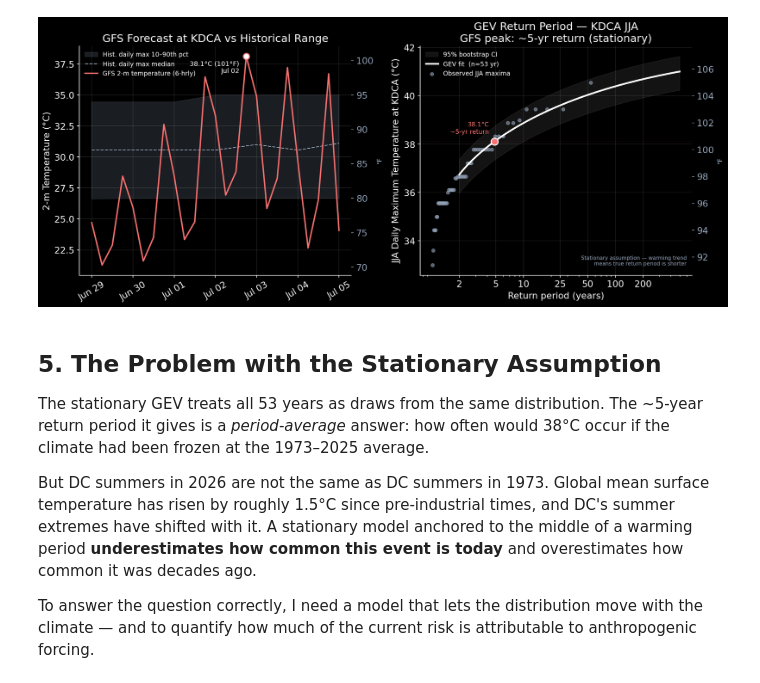
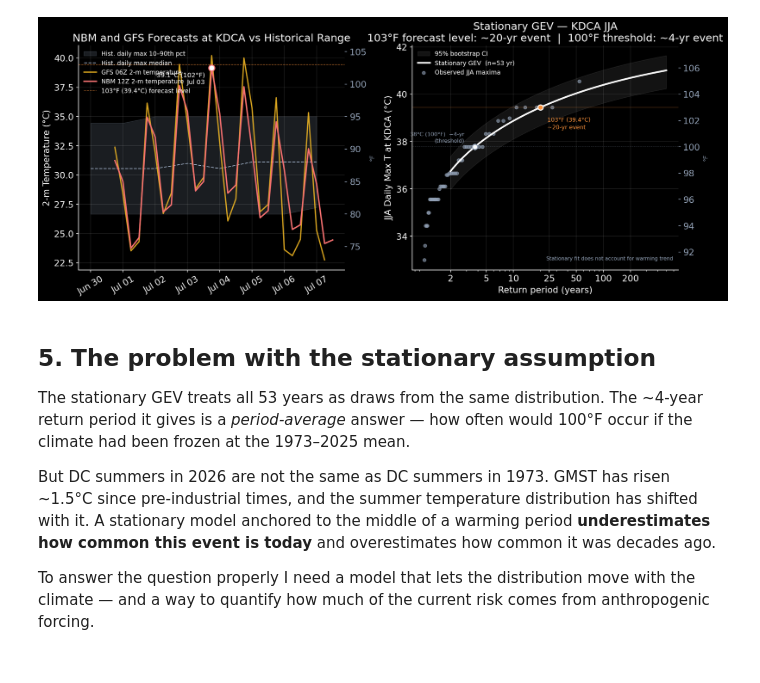
Before and after one commit to sotarolab/weather-extremes, a Jupyter notebook: analyses/dc_heatwave_2026/dc_heatwave_2026_analysis.ipynb, the cells around one changed output. Drawn from its saved outputs; the diff is of its cells as text; code cells hidden in the pictures.

Commit message:
Add DC heatwave 2026 analysis with NBM/GFS forecasts and attribution carousel

```diff
--- a/analyses/dc_heatwave_2026/dc_heatwave_2026_analysis.ipynb
+++ b/analyses/dc_heatwave_2026/dc_heatwave_2026_analysis.ipynb
@@ -20,19 +23,21 @@ import warnings
 from pathlib import Path
 warnings.filterwarnings('ignore')
 
+import requests, io
 import numpy as np
 import pandas as pd
 import xarray as xr
 import matplotlib.pyplot as plt
 import matplotlib.dates as mdates
-from scipy.stats import genextreme
+from scipy.stats import genextreme, linregress
 from scipy.optimize import minimize
 
 # Paths — notebook lives at analyses/dc_heatwave_2026/, data at repo root /data/
 REPO_ROOT = Path('../..').resolve()
 DATA_DIR  = REPO_ROOT / 'data'
 ASOS_DIR  = DATA_DIR / 'asos_cache'
-GFS_PATH  = DATA_DIR / 'dc_heatwave_forecast_20260627_0000Z_forecast.nc'
+NBM_PATH  = DATA_DIR / 'dc_heatwave_nbm_20260630_1200Z_forecast.nc'
+GFS_PATH  = DATA_DIR / 'dc_heatwave_gfs_20260630_0600Z_forecast.nc'
 FIG_DIR   = Path('figures')
 FIG_DIR.mkdir(exist_ok=True)
 
@@ -69,11 +74,14 @@ kdca_all = pd.concat(frames, ignore_index=True)
 kdca_all['valid_utc'] = pd.to_datetime(kdca_all['valid_utc'], utc=True)
 kdca_all = kdca_all.sort_values('valid_utc').reset_index(drop=True)
 
-# GFS forecast — 2026-06-27 00Z, covers Jun 29 – Jul 5
+# NBM forecast — init 2026-06-30 12Z
+ds_nbm = xr.open_dataset(NBM_PATH)
+
+# GFS forecast — init 2026-06-30 06Z
 ds_gfs = xr.open_dataset(GFS_PATH)
 
 print(f'KDCA: {len(kdca_all):,} hourly obs  ({kdca_all.valid_utc.dt.year.min()}–{kdca_all.valid_utc.dt.year.max()})')
-print(f'GFS:  {GFS_PATH.name}')
-print(f'      time range: {str(ds_gfs.time.values[0])[:16]} → {str(ds_gfs.time.values[-1])[:16]}')
+print(f'NBM:  {NBM_PATH.name}')
+print(f'      time range: {str(ds_nbm.time.values[0])[:16]} → {str(ds_nbm.time.values[-1])[:16]}')
 # %% [output]
 KDCA: 458,807 hourly obs  (1973–2025)
@@ -212,21 +293,29 @@ Stationary return period: ~5 years
 # %%
 fig, axes = plt.subplots(1, 2, figsize=(14, 6))
 
-# ── Left: GFS time series vs historical envelope ──────────────────────────────
+# Left: NBM + GFS time series vs historical envelope
+gfs_ts_c = ds_gfs['t2m'] - 273.15
+
 ax = axes[0]
 ax.fill_between(env['date'], env['p10'], env['p90'],
                 color='#94a3b8', alpha=0.18, label='Hist. daily max 10–90th pct')
 ax.plot(env['date'], env['p50'],
         color='#94a3b8', lw=1.2, ls='--', label='Hist. daily max median')
+ax.plot(pd.to_datetime(gfs_ts_c.time.values), gfs_ts_c.values,
+        color='#fbbf24', lw=1.8, alpha=0.85, label='GFS 06Z 2-m temperature')
 ax.plot(pd.to_datetime(kdca_ts.time.values), kdca_ts.values,
-        color='#f87171', lw=2.0, label='GFS 2-m temperature (6-hrly)')
-ax.scatter([pd.Timestamp(gfs_peak_time)], [gfs_peak_c],
+        color='#f87171', lw=2.0, label='NBM 12Z 2-m temperature')
+# Mark forecast peaks
+ax.scatter([pd.Timestamp(nbm_peak_time)], [nbm_peak_c],
            color='white', s=80, zorder=5, edgecolors='#f87171', lw=1.5)
-ax.annotate(f'{gfs_peak_c:.1f}°C ({gfs_peak_f:.0f}°F)\n{pd.Timestamp(gfs_peak_time).strftime("%b %d")}',
-            xy=(pd.Timestamp(gfs_peak_time), gfs_peak_c),
+ax.annotate(f'{nbm_peak_c:.1f}°C ({nbm_peak_f:.0f}°F)\n{pd.Timestamp(nbm_peak_time).strftime("%b %d")}',
+            xy=(pd.Timestamp(nbm_peak_time), nbm_peak_c),
             xytext=(-10, -6), textcoords='offset points',
             fontsize=9.5, color='white', va='top', ha='right')
-ax.set_title('GFS Forecast at KDCA vs Historical Range')
+# 103°F forecast level threshold
+ax.axhline(event_103f_c, color='#fb923c', lw=0.8, ls='--', alpha=0.6,
+           label=f'103°F (39.4°C) forecast level')
+ax.set_title('NBM and GFS Forecasts at KDCA vs Historical Range')
 ax.set_ylabel('2-m Temperature (°C)')
 ax.xaxis.set_major_formatter(mdates.DateFormatter('%b %d'))
 ax.xaxis.set_major_locator(mdates.DayLocator(interval=1))
@@ -236,50 +325,60 @@ ax.grid(alpha=0.12)
 ax2 = ax.twinx()
 ax2.set_ylim(ax.get_ylim()[0] * 9/5 + 32, ax.get_ylim()[1] * 9/5 + 32)
 ax2.set_ylabel('°F', color='#94a3b8', fontsize=9)
 ax2.tick_params(colors='#94a3b8')
 
-# ── Right: stationary GEV return period curve ─────────────────────────────────
+# Right: stationary GEV return period — how rare is the forecast peak?
 ax = axes[1]
 T  = np.logspace(np.log10(2), np.log10(500), 100)
 rl = genextreme.ppf(1 - 1/T, c, loc, scale)
 lo_shift = np.mean([ci_10[0] - return_10, ci_50[0] - return_50])
 hi_shift = np.mean([ci_10[1] - return_10, ci_50[1] - return_50])
 ax.fill_between(T, rl + lo_shift, rl + hi_shift, color='white', alpha=0.08, label='95% bootstrap CI')
-ax.plot(T, rl, color='white', lw=2.5, label=f'GEV fit  (n={len(ann_max)} yr)')
+ax.plot(T, rl, color='white', lw=2.5, label=f'Stationary GEV  (n={len(ann_max)} yr)')
 n     = len(ann_max)
 T_emp = np.sort((n + 1) / np.arange(1, n + 1))
 ax.scatter(T_emp, np.sort(ann_max.values), color='#94a3b8', s=22, alpha=0.6, label='Observed JJA maxima')
-ax.axhline(gfs_peak_c, color='#f87171', lw=0.7, ls=':', alpha=0.4)
-ax.scatter([gfs_rp], [gfs_peak_c], color='#f87171', s=100, zorder=5, edgecolors='white', lw=1.5)
-ax.annotate(f'{gfs_peak_c:.1f}°C\n~{gfs_rp:.0f}-yr return',
-            xy=(gfs_rp, gfs_peak_c+1), xytext=(-8, -6), textcoords='offset points',
-            fontsize=9, color='#f87171', va='top', ha='right')
+
+# Forecast level 103°F — answers "how rare is this event?"
+ax.axhline(event_103f_c, color='#fb923c', lw=0.8, ls='-', alpha=0.45)
+ax.scatter([rp_103f_stat], [event_103f_c], color='#fb923c', s=60, zorder=5, edgecolors='white', lw=1.5)
+ax.text(rp_103f_stat * 1.2, event_103f_c - 0.4,
+        f'103°F (39.4°C)\n~{rp_103f_stat:.0f}-yr event',
+        color='#fb923c', fontsize=8.5, va='top', ha='left', linespacing=1.4)
+
+# Attribution threshold — answers "how did CC change 100°F odds?"
+ax.axhline(attr_threshold_c, color='#94a3b8', lw=0.8, ls=':', alpha=0.5)
+ax.scatter([nbm_rp], [attr_threshold_c], color='white', s=60, zorder=5, edgecolors='#94a3b8', lw=1.5)
+ax.text(nbm_rp / 1.3, attr_threshold_c + 0.15,
+        f'{attr_threshold_c:.0f}°C ({attr_threshold_f:.0f}°F)  ~{nbm_rp:.0f}-yr\n(threshold)',
+        color='#94a3b8', fontsize=8, va='bottom', ha='right', linespacing=1.4)
+
 ax.set_xscale('log')
 ax.set_xlabel('Return period (years)')
-ax.set_ylabel('JJA Daily Maximum Temperature at KDCA (°C)')
-ax.set_title(f'GEV Return Period — KDCA JJA\nGFS peak: ~{gfs_rp:.0f}-yr return (stationary)')
+ax.set_ylabel('JJA Daily Max T at KDCA (°C)')
+ax.set_title(f'Stationary GEV — KDCA JJA\n103°F forecast level: ~{rp_103f_stat:.0f}-yr event  |  100°F threshold: ~{nbm_rp:.0f}-yr event')
 ax.set_xticks([2, 5, 10, 25, 50, 100, 200])
 ax.set_xticklabels(['2', '5', '10', '25', '50', '100', '200'])
 ax.legend(fontsize=9, loc='upper left')
 ax.grid(alpha=0.12)
-ax.text(0.98, 0.04, 'Stationary assumption — warming trend\nmeans true return period is shorter',
+ax.text(0.98, 0.04, 'Stationary fit does not account for warming trend',
         transform=ax.transAxes, fontsize=7.5, color='#94a3b8', ha='right', va='bottom')
 ax_f = ax.twinx()
 ax_f.set_ylim(ax.get_ylim()[0] * 9/5 + 32, ax.get_ylim()[1] * 9/5 + 32)
 ax_f.set_ylabel('°F', color='#94a3b8', fontsize=9)
 ax_f.tick_params(colors='#94a3b8')
 
 fig.tight_layout()
 plt.savefig(FIG_DIR / 'fig_dc_forecast_2026.png', dpi=150, bbox_inches='tight')
 plt.show()
 # %% [output]
-[figure, old version]
+[figure, new version]
 # %% [markdown]
-## 5. The Problem with the Stationary Assumption
+## 5. The problem with the stationary assumption
 
-The stationary GEV treats all 53 years as draws from the same distribution. The ~5-year return period it gives is a *period-average* answer: how often would 38°C occur if the climate had been frozen at the 1973–2025 average.
+The stationary GEV treats all 53 years as draws from the same distribution. The ~4-year return period it gives is a *period-average* answer — how often would 100°F occur if the climate had been frozen at the 1973–2025 mean.
 
-But DC summers in 2026 are not the same as DC summers in 1973. Global mean surface temperature has risen by roughly 1.5°C since pre-industrial times, and DC's summer extremes have shifted with it. A stationary model anchored to the middle of a warming period **underestimates how common this event is today** and overestimates how common it was decades ago.
+But DC summers in 2026 are not the same as DC summers in 1973. GMST has risen ~1.5°C since pre-industrial times, and the summer temperature distribution has shifted with it. A stationary model anchored to the middle of a warming period **underestimates how common this event is today** and overestimates how common it was decades ago.
 
-To answer the question correctly, I need a model that lets the distribution move with the climate — and to quantify how much of the current risk is attributable to anthropogenic forcing.
+To answer the question properly I need a model that lets the distribution move with the climate — and a way to quantify how much of the current risk comes from anthropogenic forcing.
 # %% [markdown]
```
Also changed, not shown: parts of 35 cells of this notebook, 4 other files.
